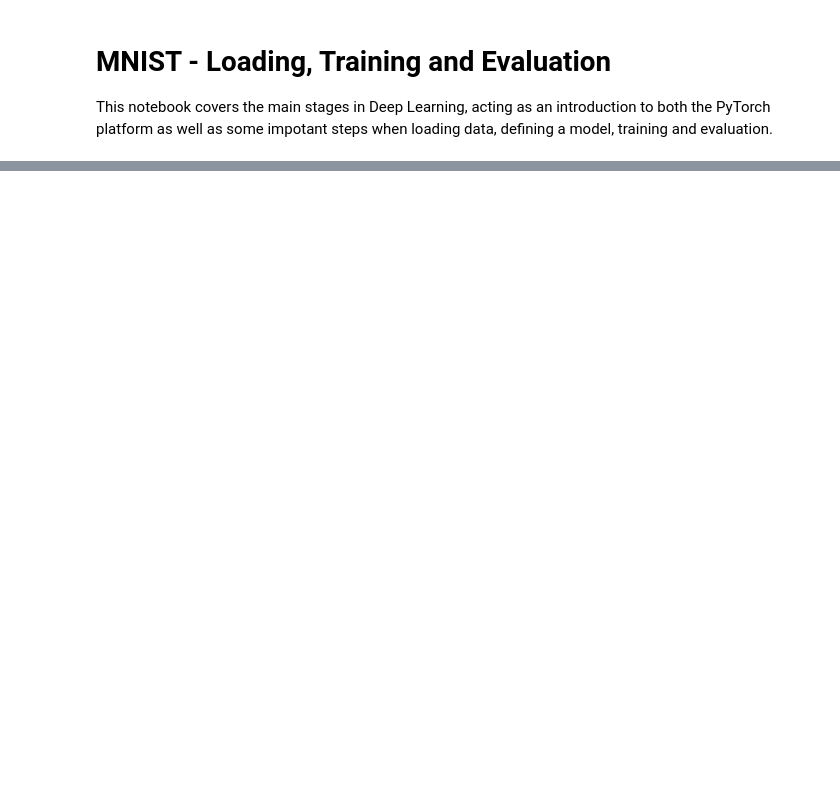
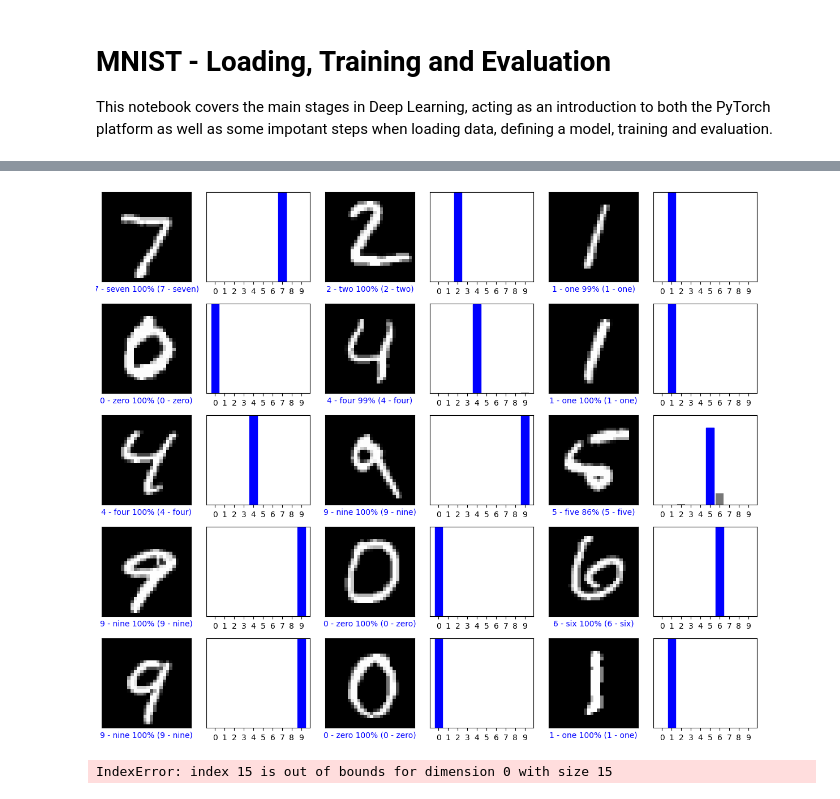
Before and after one commit to LykiFyar/stuff, a Jupyter notebook: Yr4/Sem2/CG/VCPI/VC/Aulas/Aula2/MNIST I - basic FC tutorial-empty.ipynb, the cells around one changed output, grey strips where cells are left out. Cells and saved outputs as stored; diff of their text form; code cells hidden in the pictures; blank space fills up the shorter version.

```diff
--- a/Yr4/Sem2/CG/VCPI/VC/Aulas/Aula2/MNIST I - basic FC tutorial-empty.ipynb
+++ b/Yr4/Sem2/CG/VCPI/VC/Aulas/Aula2/MNIST I - basic FC tutorial-empty.ipynb
@@ -49,9 +68,9 @@ class FullyConnected_I(torch.nn.Module):
         super().__init__()
         # 28 * 28 = 784
         self.fc1 = torch.nn.Linear(28*28, 64)
-        self.fc2 = torch.nn.ReLU()
+        self.relu = torch.nn.ReLU()
                                     # 10 classes
-        self.fc3 = torch.nn.Linear(64, 10)
+        self.fc2 = torch.nn.Linear(64, 10)
 
     def forward(self, x):
         x = torch.flatten(x, 1)
@@ -76,0 +208,37 @@ predictions = torch.nn.functional.softmax(logits, dim=1)
+# %%
+images, targets = next(iter(test_loader))
+logits = model(images.to(device))
+
+preds = torch.nn.functional.softmax(logits, dim=1).cpu().detach().numpy()
+vcpi_util.plot_predictions(images, preds, targets, train_set.classes, 5, 3)
+# %% [output]
+[figure, added]
+# %%
+k = 0
+iters = 0
+
+wrong_preds = []
+ground_truth = []
+imgs = torch.Tensor(15,1,28,28)
+
+iterator = iter(test_loader)
+max_iters = test_set.__len__() / BATCH_SIZE
+
+while k < 10 and iters < max_iters:
+
+    images, targets = next(iterator)
+    logits = model(images.to(device))
+
+    preds = torch.nn.functional.softmax(logits, dim=1).cpu().detach().numpy()
+
+    for i in range(len(preds)):
+
+        if np.argmax(preds[i]) != targets[i] and k < 25:
+            wrong_preds.append(preds[i])
+            ground_truth.append(targets[i])
+            imgs[k, :,:,:] = images[i]
+            k += 1
+
+    iters += 1
+# %% [output]
+IndexError: index 15 is out of bounds for dimension 0 with size 15
```
Also changed, not shown: parts of 24 cells of this notebook, 10 other files.
